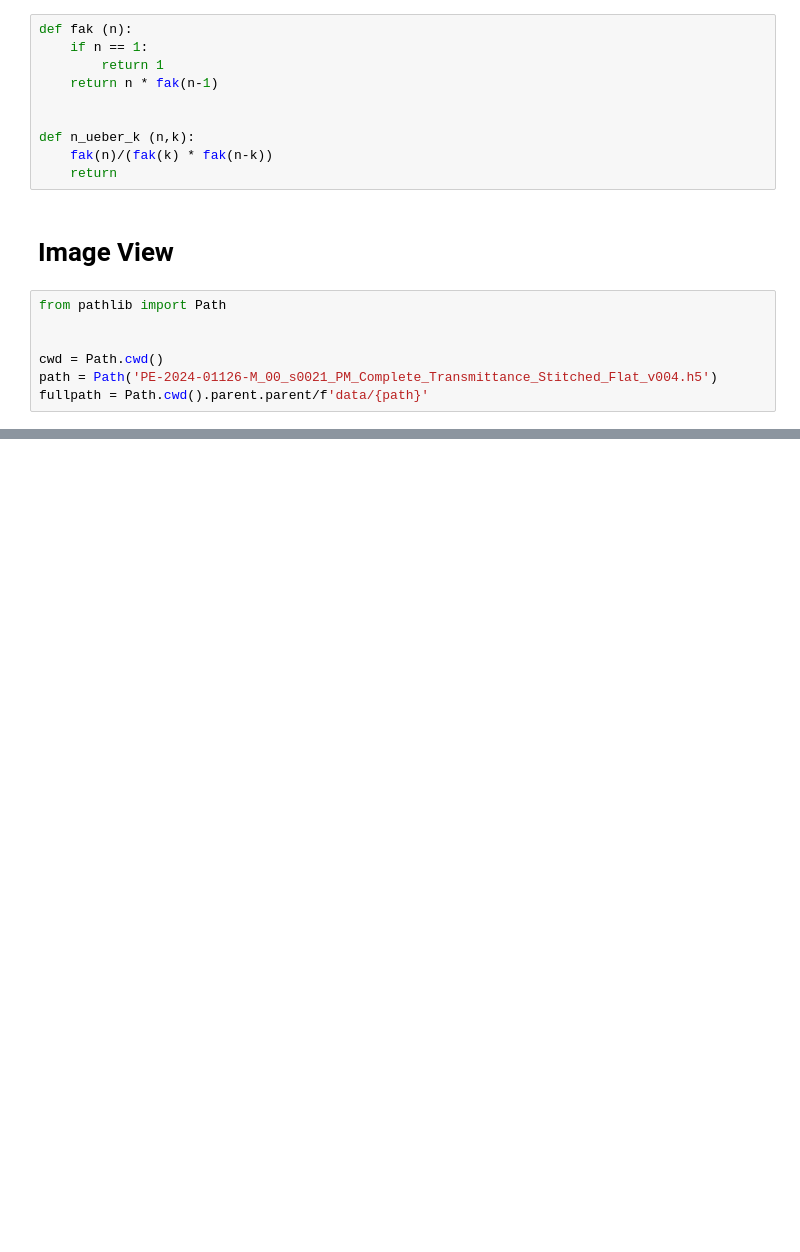
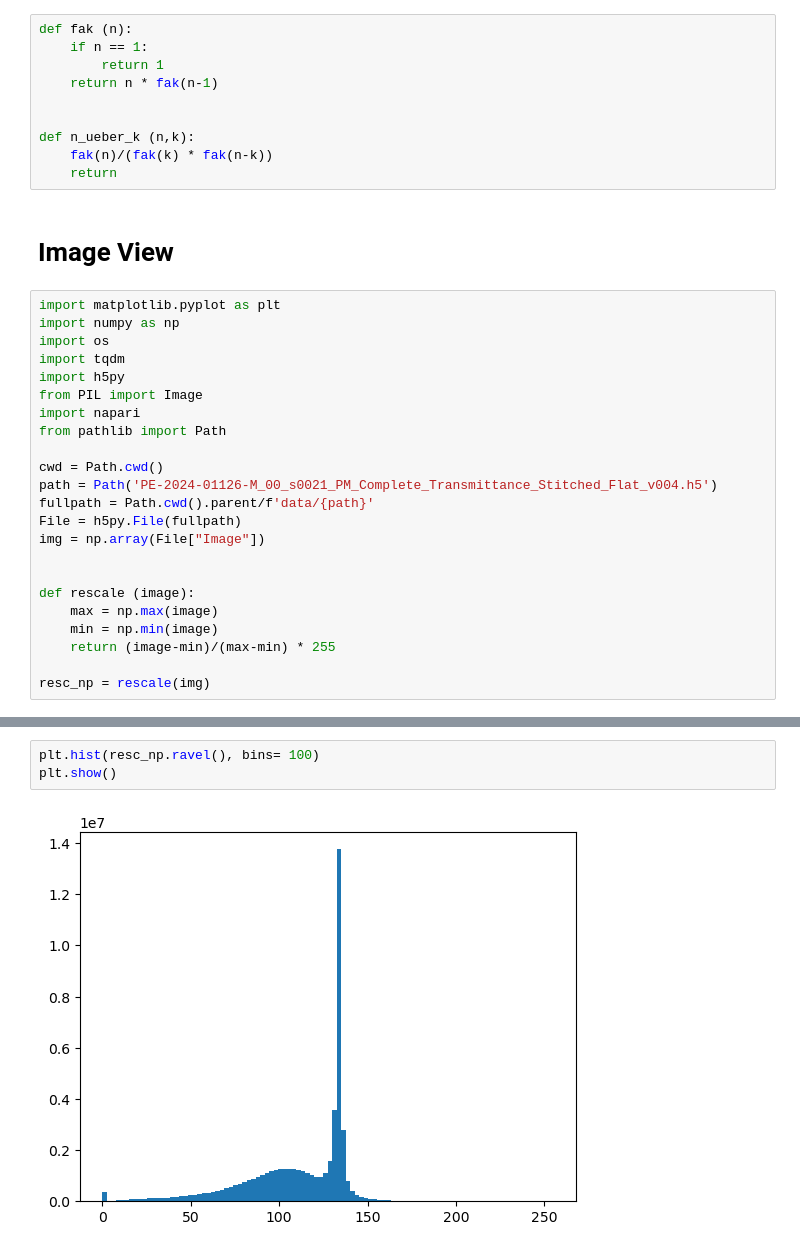
Before and after one commit to Friedrich-Jahns/Projektpraktikum_Master, a Jupyter notebook: code/PP_V1.ipynb, the cells around one changed output, grey strips where cells are left out. Saved outputs shown, nothing was run; the diff lists cells and outputs as text; blank space fills up the shorter version.

```diff
--- a/code/PP_V1.ipynb
+++ b/code/PP_V1.ipynb
@@ -70,9 +69,25 @@ def n_ueber_k (n,k):
 # %% [markdown]
 # Image View
 # %%
+import matplotlib.pyplot as plt
+import numpy as np
+import os
+import tqdm
+import h5py
+from PIL import Image
+import napari
 from pathlib import Path
-
 
 cwd = Path.cwd()
 path = Path('PE-2024-01126-M_00_s0021_PM_Complete_Transmittance_Stitched_Flat_v004.h5')
-fullpath = Path.cwd().parent.parent/f'data/{path}'
+fullpath = Path.cwd().parent/f'data/{path}'
+File = h5py.File(fullpath)
+img = np.array(File["Image"])
+
+
+def rescale (image):
+    max = np.max(image)
+    min = np.min(image)
+    return (image-min)/(max-min) * 255
+
+resc_np = rescale(img)
@@ -101,0 +94,5 @@ AssertionError
+# %%
+plt.hist(resc_np.ravel(), bins= 100)
+plt.show()
+# %% [output]
+[figure, added]
```
Also changed, not shown: parts of 9 cells of this notebook.
